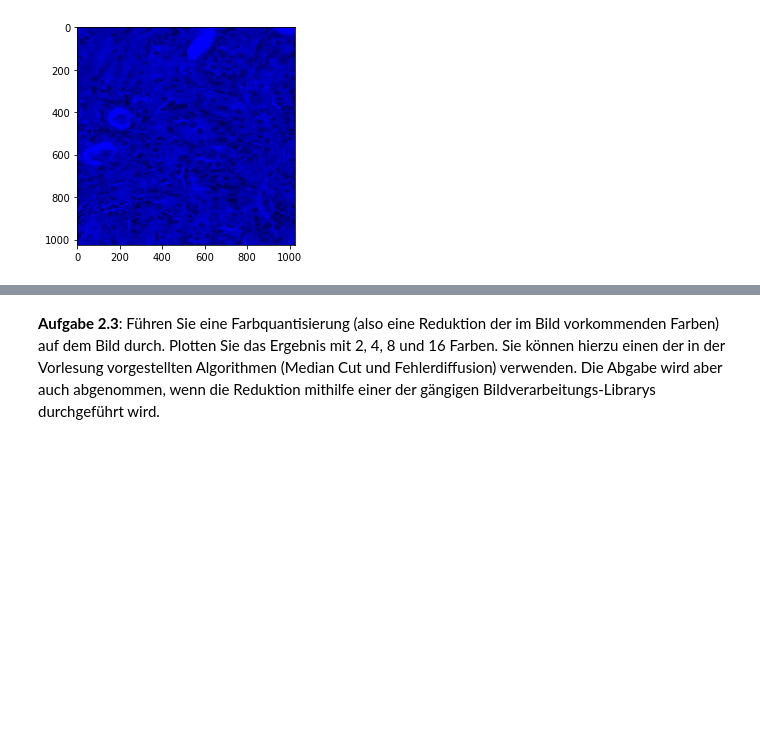
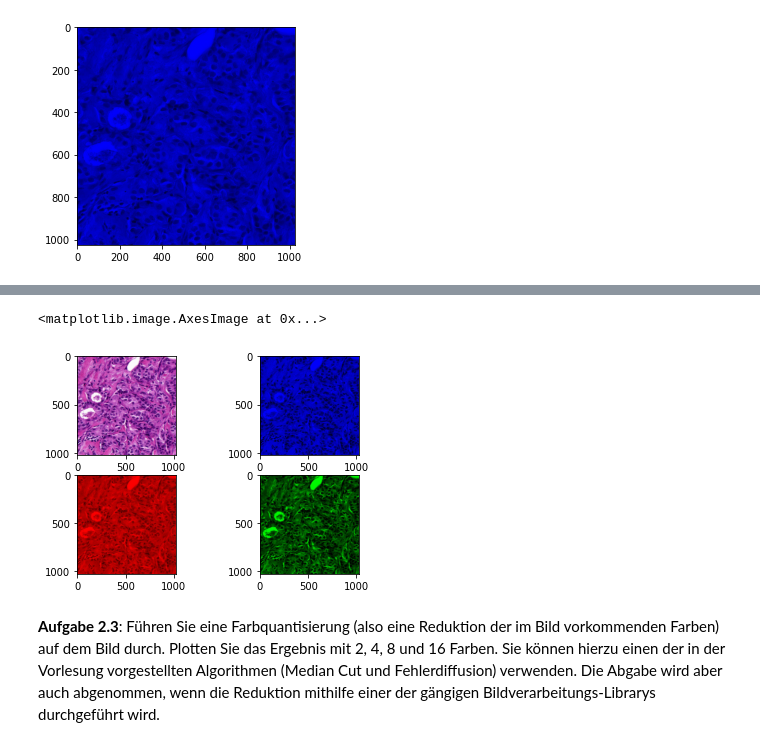
Before and after one commit to Jonalismus/Beleg_1_Bildverarbeitung, a Jupyter notebook: MBV - Bilddateien Bilddarstellung und Diskretisierung.ipynb, the cells around one changed output, grey strips where cells are left out. Cells and saved outputs as stored; diff of their text form; code cells hidden in the pictures; blank space fills up the shorter version.

```diff
--- a/MBV - Bilddateien Bilddarstellung und Diskretisierung.ipynb
+++ b/MBV - Bilddateien Bilddarstellung und Diskretisierung.ipynb
@@ -193,2 +182,19 @@ display(red, green, blue, original)
+# %%
+
+import matplotlib.pyplot as plt
+
+
+imgRed = mpimg.imread('red.jpg')
+imgBlue = mpimg.imread('blue.jpg')
+imgGreen = mpimg.imread('green.jpg')
+
+f, axarr = plt.subplots(2,2)
+axarr[0,0].imshow(retrack_original)
+axarr[0,1].imshow(imgRed)
+axarr[1,0].imshow(imgBlue)
+axarr[1,1].imshow(imgGreen)
+# %% [output]
+<matplotlib.image.AxesImage at 0x...>
+[figure, added]
 # %% [markdown]
 **Aufgabe 2.3**: Führen Sie eine Farbquantisierung (also eine Reduktion der im Bild vorkommenden Farben) auf dem Bild durch. Plotten Sie das Ergebnis mit 2, 4, 8 und 16 Farben. Sie können hierzu einen der in der Vorlesung vorgestellten Algorithmen (Median Cut und Fehlerdiffusion) verwenden. Die Abgabe wird aber auch abgenommen, wenn die Reduktion mithilfe einer der gängigen Bildverarbeitungs-Librarys durchgeführt wird.
```
Also changed, not shown: parts of 20 cells of this notebook.
